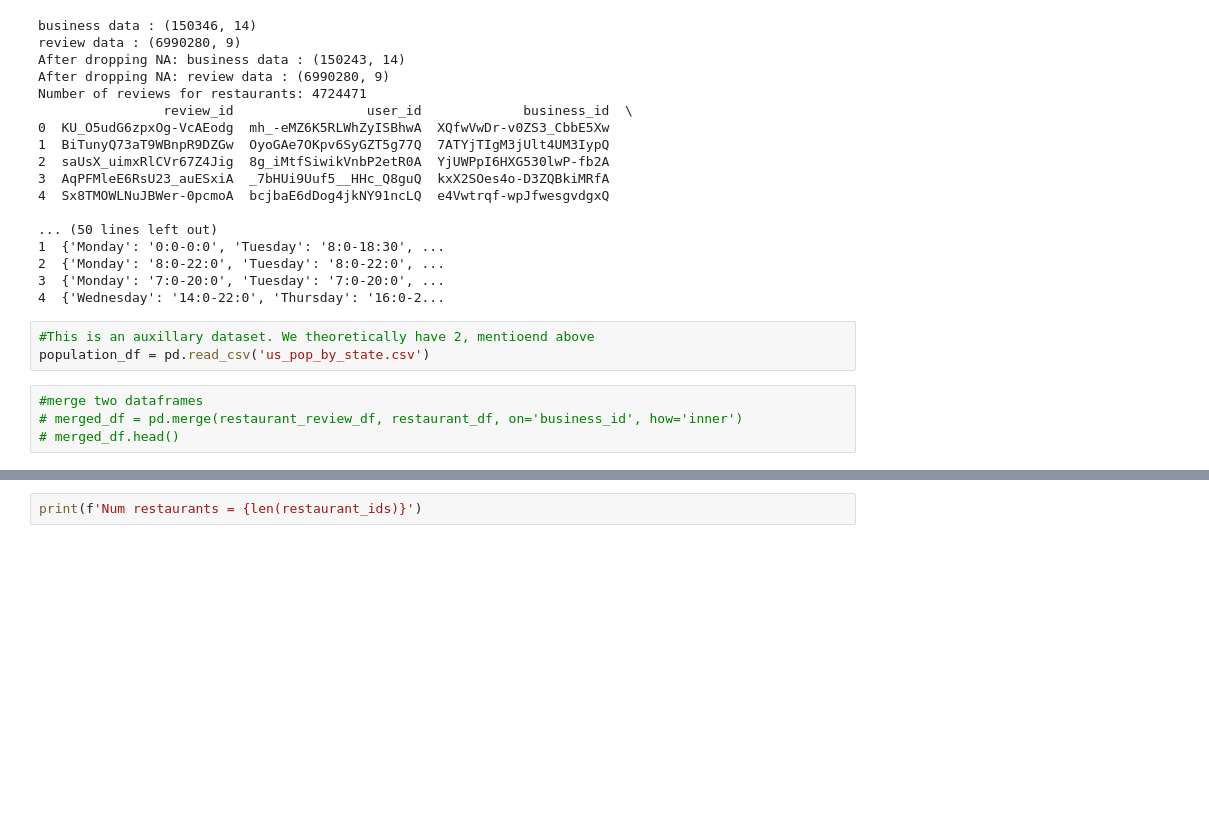
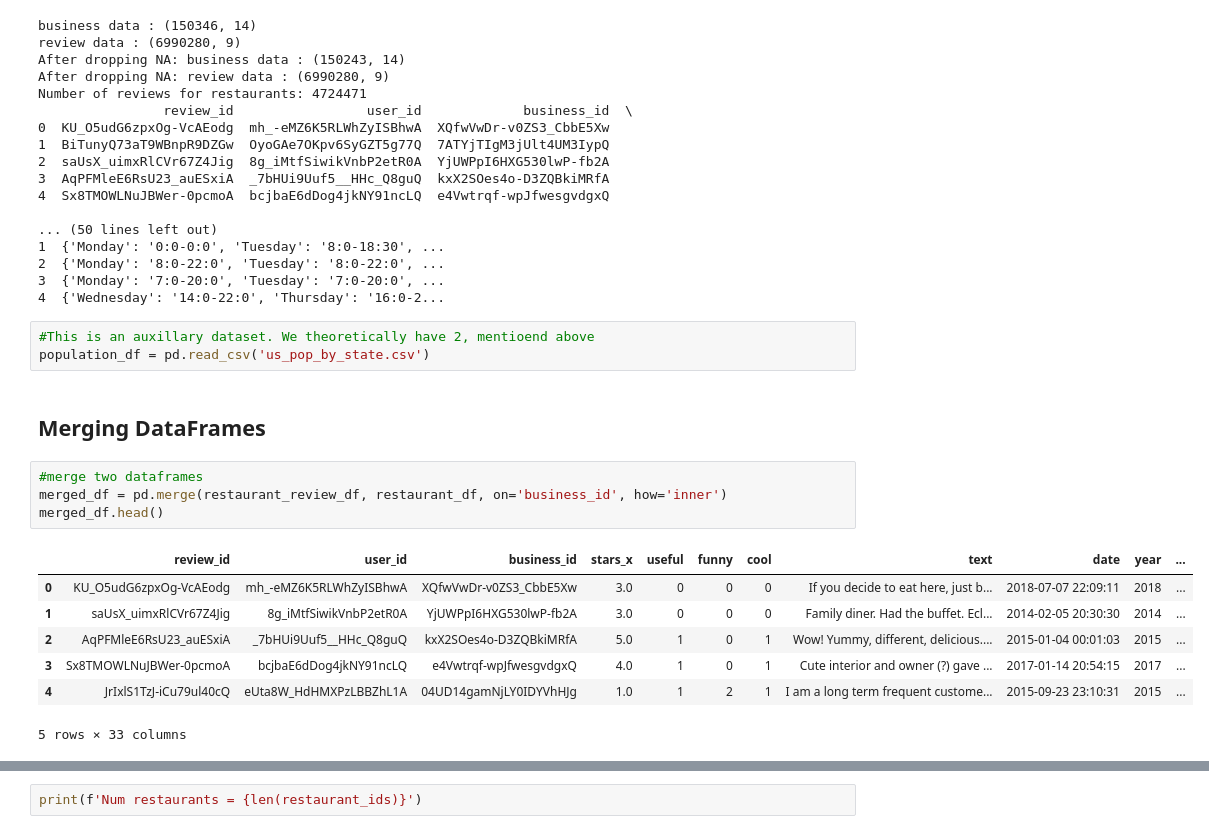
Before and after one commit to zihaohugh/SI-618-Final-Project, a Jupyter notebook: draft.ipynb, the cells around one changed output, grey strips where cells are left out. Saved outputs shown, nothing was run; the diff lists cells and outputs as text; blank space fills up the shorter version.

Commit message:
add merged dataset

```diff
--- a/draft.ipynb
+++ b/draft.ipynb
@@ -150,7 +150,17 @@ Number of reviews for restaurants: 4724471
 # %%
 #This is an auxillary dataset. We theoretically have 2, mentioend above
 population_df = pd.read_csv('us_pop_by_state.csv')
+# %% [markdown]
+## Merging DataFrames
 # %%
 #merge two dataframes
-# merged_df = pd.merge(restaurant_review_df, restaurant_df, on='business_id', how='inner')
-# merged_df.head()
+merged_df = pd.merge(restaurant_review_df, restaurant_df, on='business_id', how='inner')
+merged_df.head()
+# %% [output]
+|  | review_id | user_id | business_id | stars_x | useful | funny | cool | text | date | year | ... |
+| 0 | KU_O5udG6zpxOg-VcAEodg | mh_-eMZ6K5RLWhZyISBhwA | XQfwVwDr-v0ZS3_CbbE5Xw | 3.0 | 0 | 0 | 0 | If you decide to eat here, just b... | 2018-07-07 22:09:11 | 2018 | ... |
+| 1 | saUsX_uimxRlCVr67Z4Jig | 8g_iMtfSiwikVnbP2etR0A | YjUWPpI6HXG530lwP-fb2A | 3.0 | 0 | 0 | 0 | Family diner. Had the buffet. Ecl... | 2014-02-05 20:30:30 | 2014 | ... |
+| 2 | AqPFMleE6RsU23_auESxiA | _7bHUi9Uuf5__HHc_Q8guQ | kxX2SOes4o-D3ZQBkiMRfA | 5.0 | 1 | 0 | 1 | Wow! Yummy, different, delicious.... | 2015-01-04 00:01:03 | 2015 | ... |
+| 3 | Sx8TMOWLNuJBWer-0pcmoA | bcjbaE6dDog4jkNY91ncLQ | e4Vwtrqf-wpJfwesgvdgxQ | 4.0 | 1 | 0 | 1 | Cute interior and owner (?) gave ... | 2017-01-14 20:54:15 | 2017 | ... |
+| 4 | JrIxlS1TzJ-iCu79ul40cQ | eUta8W_HdHMXPzLBBZhL1A | 04UD14gamNjLY0IDYVhHJg | 1.0 | 1 | 2 | 1 | I am a long term frequent custome... | 2015-09-23 23:10:31 | 2015 | ... |
+5 rows × 33 columns
```
Also changed, not shown: parts of 7 cells of this notebook.
